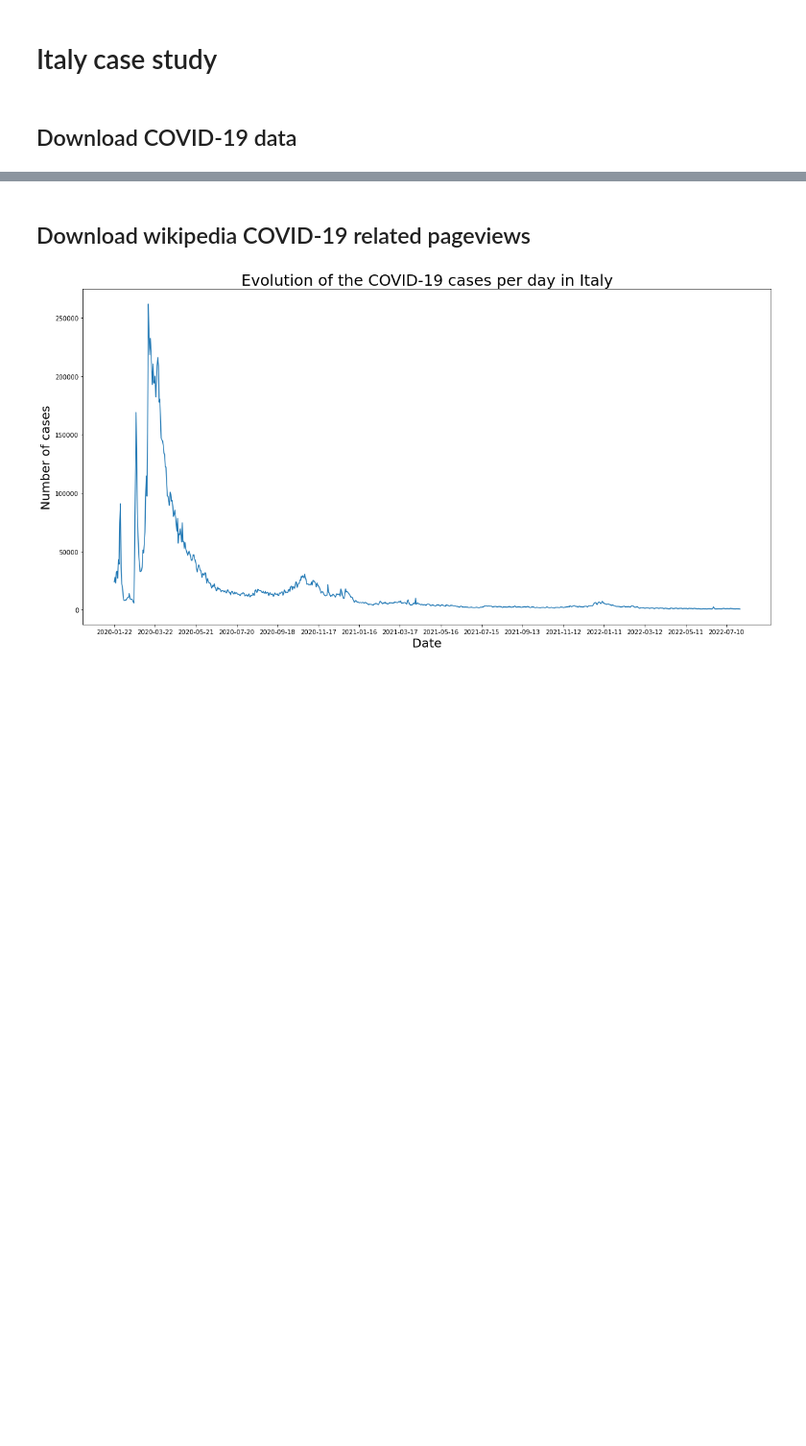
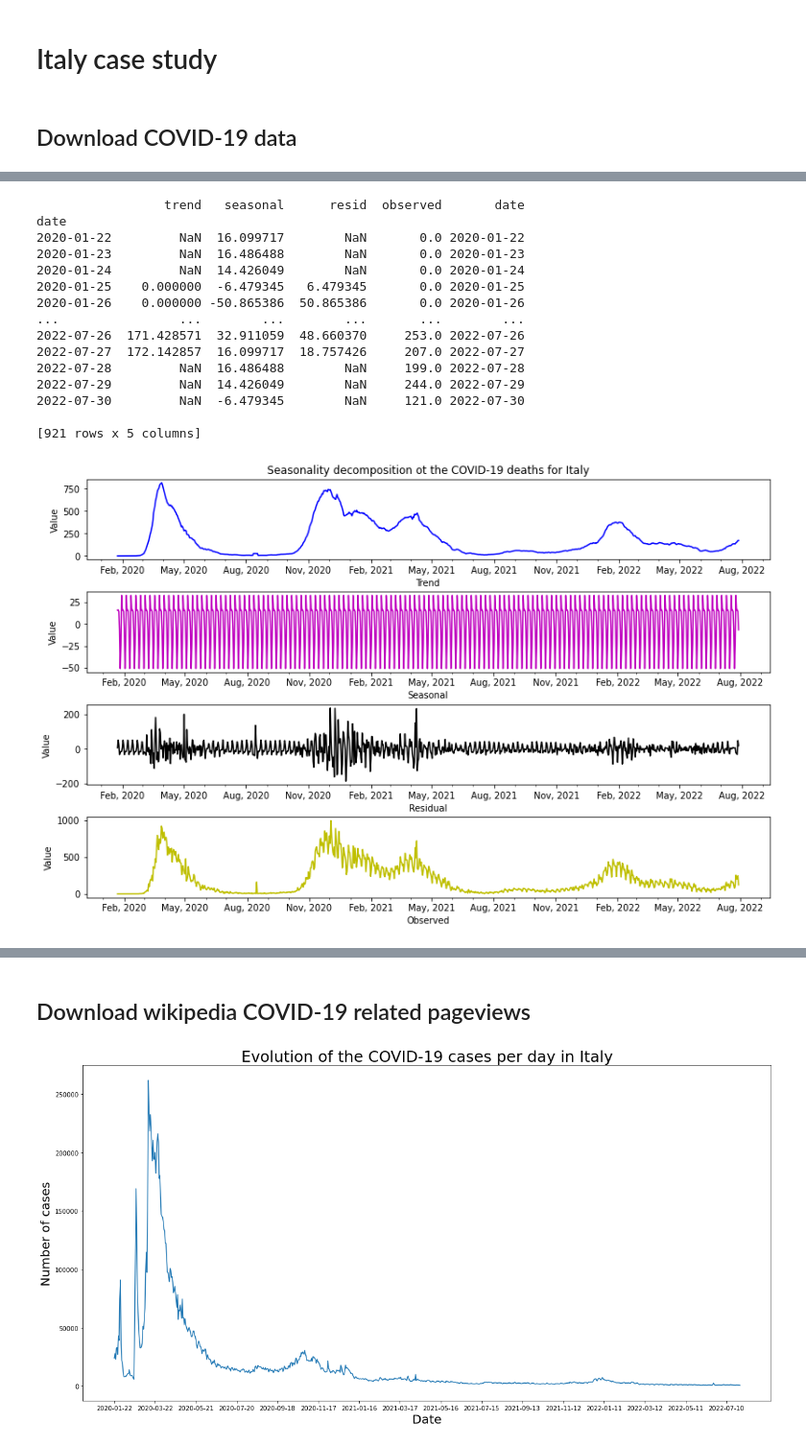
Before and after one commit to epfl-ada/ada-2022-project-thedatadiggers22, a Jupyter notebook: Italy.ipynb, the cells around one changed output, grey strips where cells are left out. Shown at 96% size. Cells and saved outputs as stored; diff of their text form; code cells hidden in the pictures; blank space fills up the shorter version.

```diff
--- a/Italy.ipynb
+++ b/Italy.ipynb
@@ -62,3 +64,26 @@ plt.show()
+# %%
+#Seasonality decomposition for pageviews time serie
+fig = plt.figure(figsize=(30, 60))
+outer = gridspec.GridSpec(6, 2, wspace=0.2, hspace=0.2)
+inner = gridspec.GridSpecFromSubplotSpec(4, 1, subplot_spec=outer[0], wspace=0.2, hspace=0.4)
+seasonal_decomp(deaths['Italy'], 7,'Seasonality decomposition ot the COVID-19 deaths for Italy',fig,inner)
+# %% [output]
+                 trend   seasonal      resid  observed       date
+date
+2020-01-22         NaN  16.099717        NaN       0.0 2020-01-22
+2020-01-23         NaN  16.486488        NaN       0.0 2020-01-23
+2020-01-24         NaN  14.426049        NaN       0.0 2020-01-24
+2020-01-25    0.000000  -6.479345   6.479345       0.0 2020-01-25
+2020-01-26    0.000000 -50.865386  50.865386       0.0 2020-01-26
+...                ...        ...        ...       ...        ...
+2022-07-26  171.428571  32.911059  48.660370     253.0 2022-07-26
+2022-07-27  172.142857  16.099717  18.757426     207.0 2022-07-27
+2022-07-28         NaN  16.486488        NaN     199.0 2022-07-28
+2022-07-29         NaN  14.426049        NaN     244.0 2022-07-29
+2022-07-30         NaN  -6.479345        NaN     121.0 2022-07-30
+
+[921 rows x 5 columns]
+[figure, added]
 # %%
 #Plot the evolution of the number of cases per day in Italy
 plt.figure(figsize=(20, 10))
```
Also changed, not shown: parts of 18 cells of this notebook, 3 other files.
